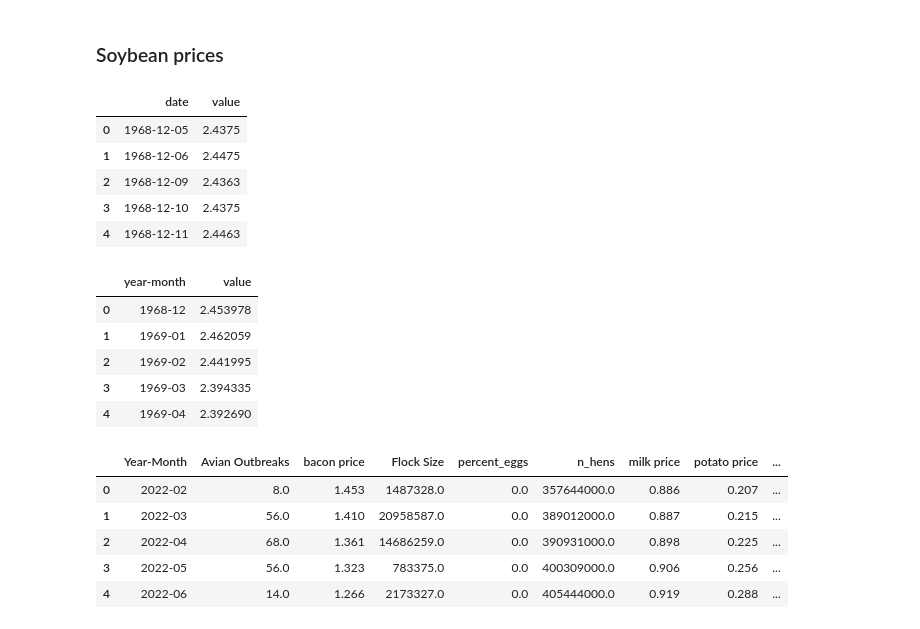
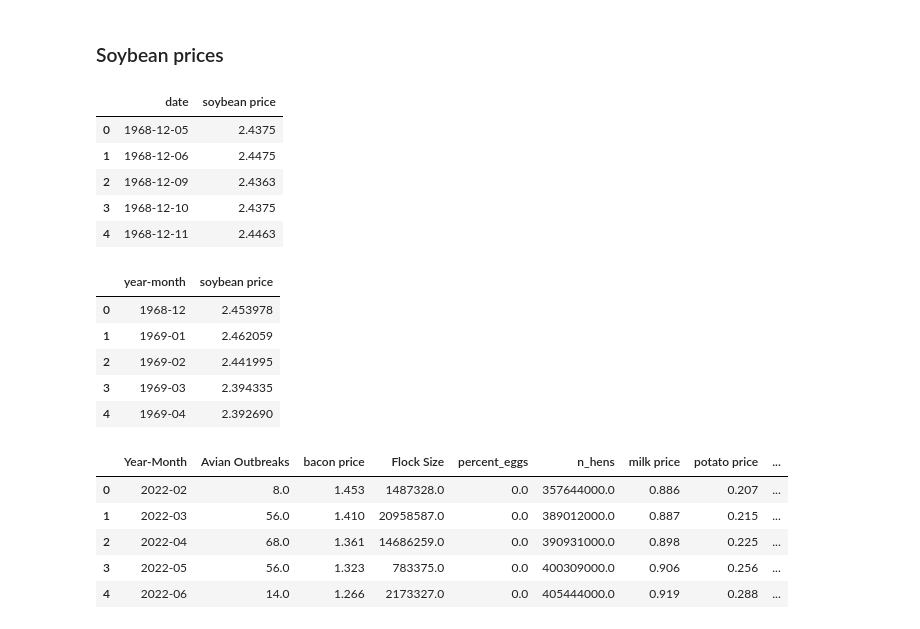
Before and after one commit to xeniachen-01/142a-eggs, a Jupyter notebook: project.ipynb, the cells around one changed output. Cells and saved outputs as stored; diff of their text form; code cells hidden in the pictures.

```diff
--- a/project.ipynb
+++ b/project.ipynb
@@ -280,9 +280,13 @@ X.head()
 # %%
 # Import the soybean prices csv but only rows 16 to 14237, where row 16 is header
 soybean_prices = pd.read_csv('soybean-prices-historical-chart-data.csv', skiprows=15, nrows=14222)
 soybean_prices.head()
+
+# Rename the second column to "soybean price"
+soybean_prices = soybean_prices.rename(columns={soybean_prices.columns[1]: "soybean price"})
+soybean_prices.head()
 # %% [output]
-|  | date | value |
+|  | date | soybean price |
 | 0 | 1968-12-05 | 2.4375 |
 | 1 | 1968-12-06 | 2.4475 |
 | 2 | 1968-12-09 | 2.4363 |
@@ -296,10 +300,10 @@ soybean_prices.rename(columns=lambda x: x.strip(), inplace=True)
 soybean_prices['date'] = pd.to_datetime(soybean_prices['date'])
 soybean_prices['year-month'] = soybean_prices['date'].dt.to_period('M')
 # Group by year and month, and calculate the mean soybean price
-soybean_prices_grouped = soybean_prices.groupby('year-month')['value'].mean().reset_index()
+soybean_prices_grouped = soybean_prices.groupby('year-month')['soybean price'].mean().reset_index()
 soybean_prices_grouped.head()
 # %% [output]
-|  | year-month | value |
+|  | year-month | soybean price |
 | 0 | 1968-12 | 2.453978 |
 | 1 | 1969-01 | 2.462059 |
 | 2 | 1969-02 | 2.441995 |
```
Also changed, not shown: parts of 6 cells of this notebook, 3 other files.
